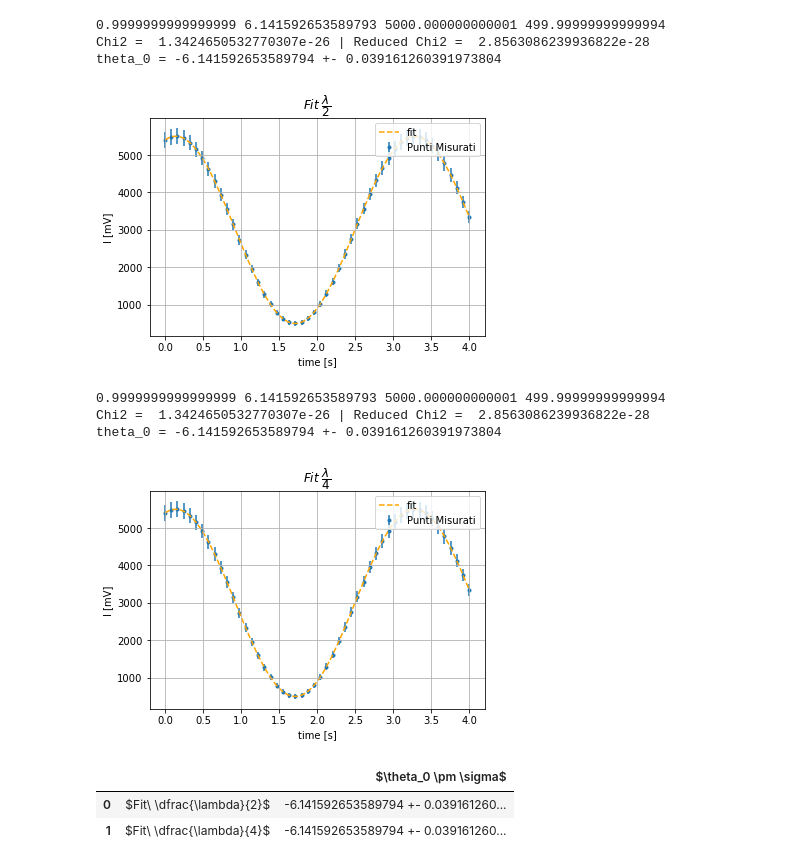
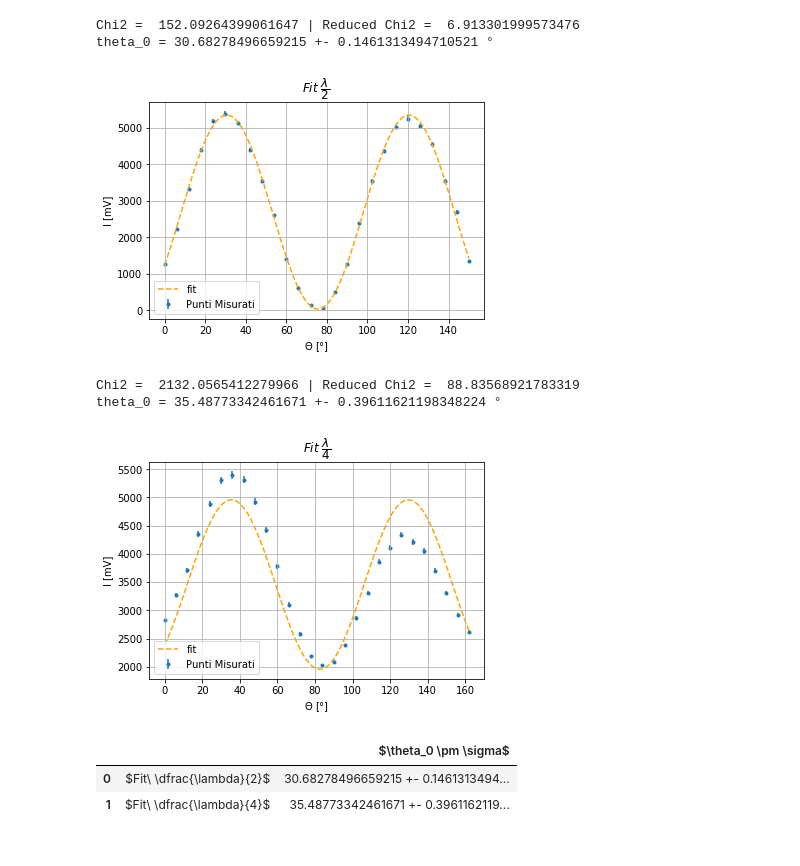
Before and after one commit to Kevin222-hub/Lab_reports, a Jupyter notebook: Ottica_3/Main.ipynb, the cells around one changed output. Saved outputs shown, nothing was run; the diff lists cells and outputs as text; code cells hidden in the pictures.

```diff
--- a/Ottica_3/Main.ipynb
+++ b/Ottica_3/Main.ipynb
@@ -22,22 +22,21 @@ def Pw2(x):
 # Pt1 formule e costanti
 
 def t0_fit(b,phi,sb = 0,sphi = 0):
-    t0  = -phi/b
-    #t0  = (pi-phi)/b
+    #t0  = -phi/b*180/pi
+    t0  = (2*pi-phi)/b*180/pi
     db   = -phi/Pw2(b) *sb
     dphi = -1/b        *sphi
-    st0 = np.sqrt(Pw2(db) + Pw2(dphi))
+    st0 = np.sqrt(Pw2(db) + Pw2(dphi))*180/pi
     return t0,st0
 # %%
 # Pt1
 name  =  ['Data/L2.csv','Data/L4.csv']
 title = ['$Fit\    \dfrac{\lambda}{2}$','$Fit\    \dfrac{\lambda}{4}$']
-div   = [1000,1000] #Divisione per misure in millivolt
 
 bounds_min =[[0,0,4000,-1000],
-             [0,0,4000,-1000]]
+             [0,0,3000,-1000]]
 bounds_max =[[3,10,15000,1000],
-             [3,10,15000,1000]]
+             [3,10,15000,3000]]
 
 array_t0  = np.asarray([])
 
@@ -48,59 +47,57 @@ def func_fit(x,b,phi,A,c):
 for T in range(len(name)):
 
     df= pd.read_csv(name[T])
-    theta = np.asarray(df.iloc[:,0])
+    theta = np.asarray(df.iloc[:,0])*pi/180
     I  = np.asarray(df.iloc[:,1])
 
     X = theta
     Y = I
-    sY = 0.03*Y + 0.05*div[T]
+    sY = 0.006*Y + 0.005*Y + 4
 
     #Fit
     [b,phi,A,c],pcov = s.optimize.curve_fit(func_fit,X,Y,sigma = sY,absolute_sigma = True,method = 'trf',bounds = (bounds_min[T],bounds_max[T]))
     #[b,phi,A,c],pcov = s.optimize.curve_fit(func_fit,X,Y,sigma = sY,absolute_sigma = True)
     [sb,sphi,sA,sc] = np.sqrt(np.diag(pcov))
 
     Yexp  = func_fit(X,b,phi,A,c)
     chi2  = np.sum( ( (Yexp - Y)/sY )**2 )
-    chi2r = chi2/(len(X)-3) #3 parametri
+    chi2r = chi2/(len(X)-4) #3 parametri
 
     #Misure dervate
 
     theta0,stheta0 = t0_fit(b,phi,sb = sb,sphi = sphi)
     AAA = '{} +- {}'.format(theta0,stheta0)
     array_t0 = np.append(array_t0,AAA)
 
     #plot
     x = np.linspace(np.min(X),np.max(X),100)
     y = func_fit(x,b,phi,A,c)
 
-    plt.errorbar(X,Y,yerr=sY, ls='', marker='.',label = 'Punti Misurati', zorder = 0)
-    plt.plot(x,y,label = 'fit',color = 'orange',ls = '--',zorder = 1)
+    plt.errorbar(X*180/pi,Y,yerr=sY, ls='', marker='.',label = 'Punti Misurati', zorder = 0)
+    plt.plot(x*180/pi,y,label = 'fit',color = 'orange',ls = '--',zorder = 1)
 
     plt.title(title[T])
-    plt.xlabel('time [s]')
+    plt.xlabel('$\Theta$ [°]')
     plt.ylabel('I [mV]')
     plt.grid()
-    plt.legend(loc = 'upper right')
+    plt.legend(loc = 'lower left')
 
-    print(b,phi,A,c)
+    #print(b,phi,A,c)
     print('Chi2 = ',chi2,'| Reduced Chi2 = ',chi2r)
-    print('theta_0 =',AAA)
+    print('theta_0 =',AAA,'°')
     plt.show()
 # %% [output]
-0.9999999999999999 6.141592653589793 5000.000000000001 499.99999999999994
-Chi2 =  1.3424650532770307e-26 | Reduced Chi2 =  2.8563086239936822e-28
-theta_0 = -6.141592653589794 +- 0.039161260391973804
+Chi2 =  152.09264399061647 | Reduced Chi2 =  6.913301999573476
+theta_0 = 30.68278496659215 +- 0.1461313494710521 °
-[figure, old version]
+[figure, new version]
-0.9999999999999999 6.141592653589793 5000.000000000001 499.99999999999994
-Chi2 =  1.3424650532770307e-26 | Reduced Chi2 =  2.8563086239936822e-28
-theta_0 = -6.141592653589794 +- 0.039161260391973804
+Chi2 =  2132.0565412279966 | Reduced Chi2 =  88.83568921783319
+theta_0 = 35.48773342461671 +- 0.39611621198348224 °
-[figure, old version]
+[figure, new version]
 # %%
 Results = pd.DataFrame({'':title,'$\theta_0 \pm \sigma$':array_t0})
 #print(Results.to_latex(index=False))
 Results
 # %% [output]
 |  |  | $\theta_0 \pm \sigma$ |
-| 0 | $Fit\ \dfrac{\lambda}{2}$ | -6.141592653589794 +- 0.039161260... |
-| 1 | $Fit\ \dfrac{\lambda}{4}$ | -6.141592653589794 +- 0.039161260... |
+| 0 | $Fit\ \dfrac{\lambda}{2}$ | 30.68278496659215 +- 0.1461313494... |
+| 1 | $Fit\ \dfrac{\lambda}{4}$ | 35.48773342461671 +- 0.3961162119... |
```
Also changed, not shown: parts of 9 cells of this notebook.
